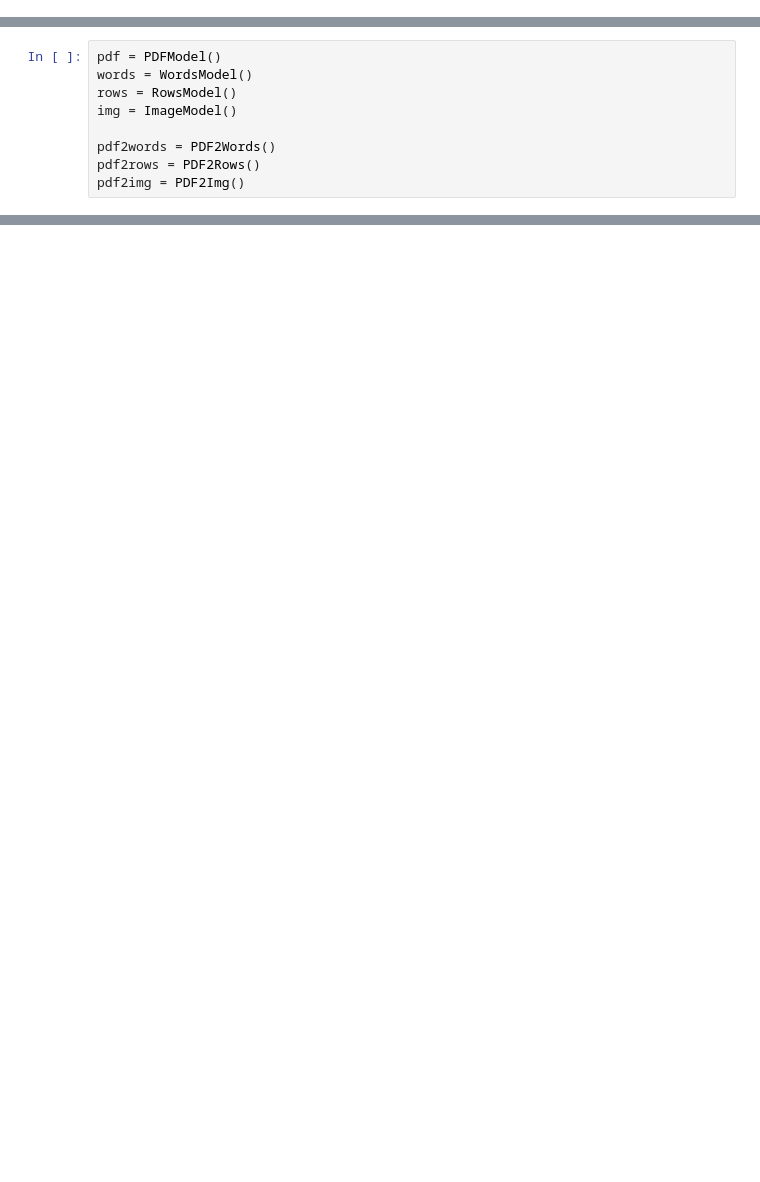
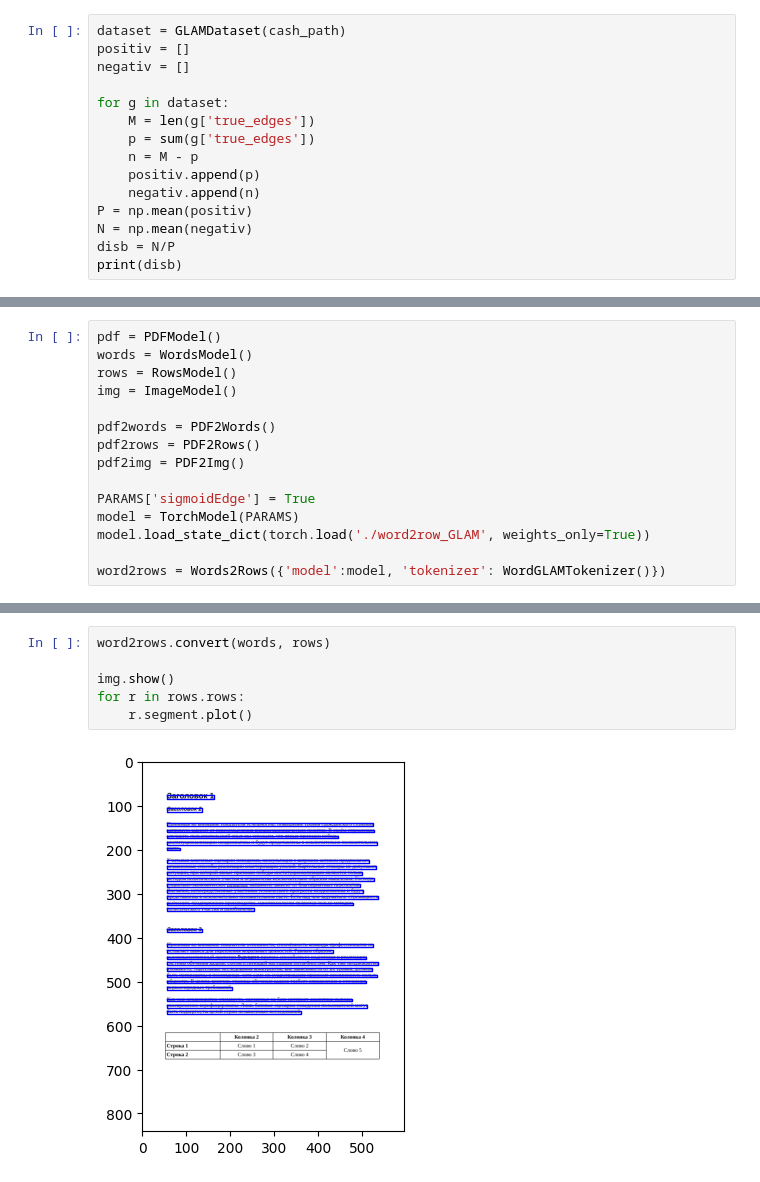
Before and after one commit to Dann38/words2rowsGLAM, a Jupyter notebook: words2rowsGLAM.ipynb, the cells around one changed output, grey strips where cells are left out. Drawn from its saved outputs; the diff is of its cells as text; blank space fills up the shorter version.

```diff
--- a/words2rowsGLAM.ipynb
+++ b/words2rowsGLAM.ipynb
@@ -162,0 +679,15 @@ def get_true_edges(token, rows):
+# %%
+dataset = GLAMDataset(cash_path)
+positiv = []
+negativ = []
+
+for g in dataset:
+    M = len(g['true_edges'])
+    p = sum(g['true_edges'])
+    n = M - p
+    positiv.append(p)
+    negativ.append(n)
+P = np.mean(positiv)
+N = np.mean(negativ)
+disb = N/P
+print(disb)
@@ -171,6 +874,12 @@ img = ImageModel()
 pdf2words = PDF2Words()
 pdf2rows = PDF2Rows()
 pdf2img = PDF2Img()
+
+PARAMS['sigmoidEdge'] = True
+model = TorchModel(PARAMS)
+model.load_state_dict(torch.load('./word2row_GLAM', weights_only=True))
+
+word2rows = Words2Rows({'model':model, 'tokenizer': WordGLAMTokenizer()})
 # %%
 pdf.read_from_file(path_pdf, 'w')
 pdf2img.convert(pdf, img)
@@ -203 +913,9 @@ for r in rows.rows:
+# %%
+word2rows.convert(words, rows)
+
+img.show()
+for r in rows.rows:
+    r.segment.plot()
+# %% [output]
+[figure, added]
 # %%
```
Also changed, not shown: parts of 32 cells of this notebook, 6 other files.
